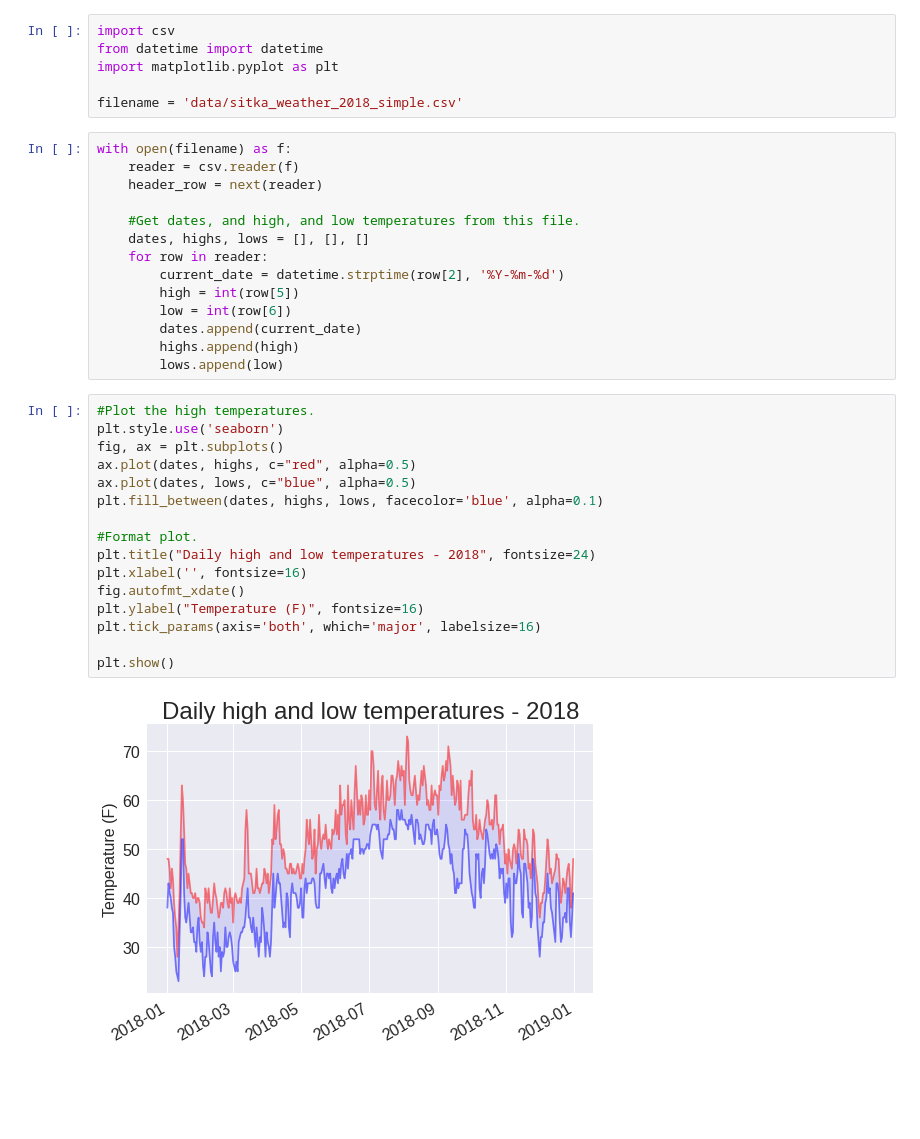
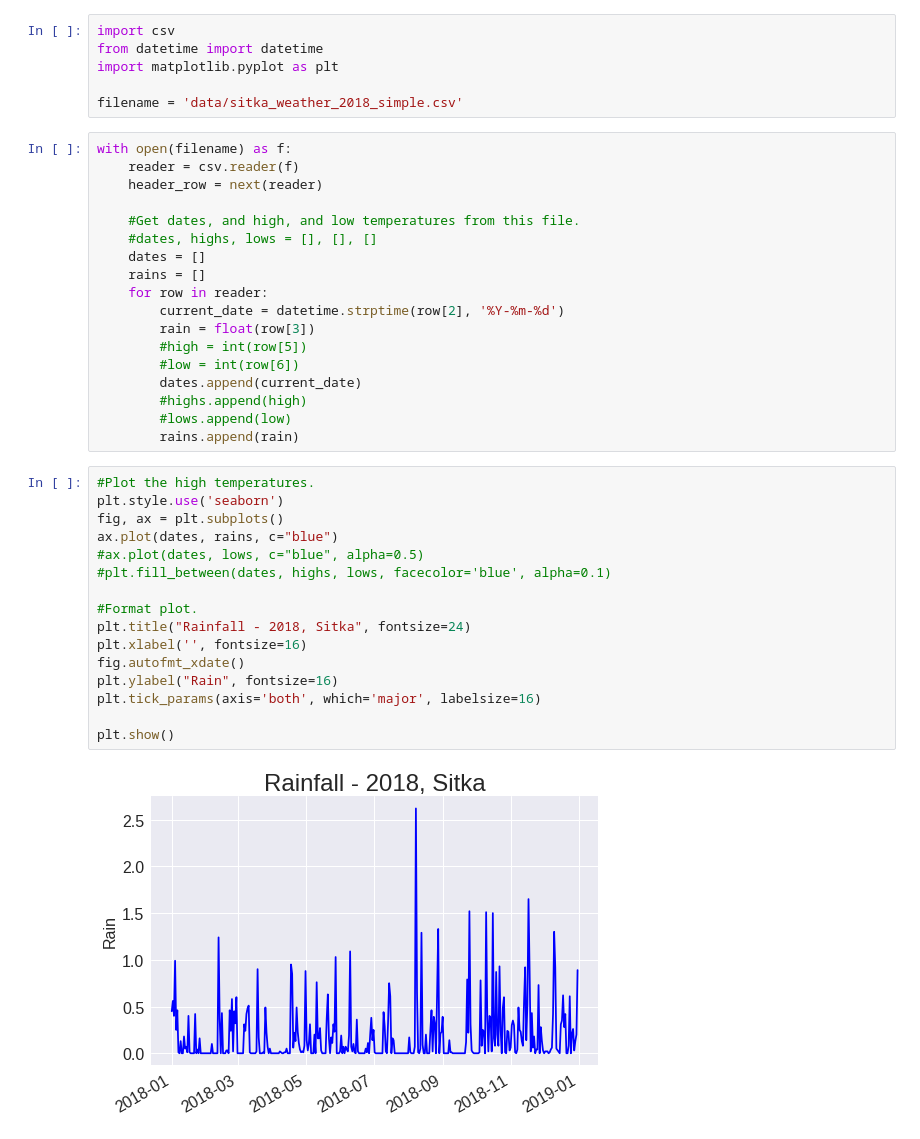
Before and after one commit to Cere-0/WeatherData, a Jupyter notebook: sika_highs.ipynb, the cells around one changed output. Cells and saved outputs as stored; diff of their text form; blank space fills up the shorter version.

```diff
--- a/sika_highs.ipynb
+++ b/sika_highs.ipynb
@@ -10,29 +10,33 @@ with open(filename) as f:
     header_row = next(reader)
 
     #Get dates, and high, and low temperatures from this file.
-    dates, highs, lows = [], [], []
+    #dates, highs, lows = [], [], []
+    dates = []
+    rains = []
     for row in reader:
         current_date = datetime.strptime(row[2], '%Y-%m-%d')
-        high = int(row[5])
-        low = int(row[6])
+        rain = float(row[3])
+        #high = int(row[5])
+        #low = int(row[6])
         dates.append(current_date)
-        highs.append(high)
-        lows.append(low)
+        #highs.append(high)
+        #lows.append(low)
+        rains.append(rain)
 # %%
 #Plot the high temperatures.
 plt.style.use('seaborn')
 fig, ax = plt.subplots()
-ax.plot(dates, highs, c="red", alpha=0.5)
-ax.plot(dates, lows, c="blue", alpha=0.5)
-plt.fill_between(dates, highs, lows, facecolor='blue', alpha=0.1)
+ax.plot(dates, rains, c="blue")
+#ax.plot(dates, lows, c="blue", alpha=0.5)
+#plt.fill_between(dates, highs, lows, facecolor='blue', alpha=0.1)
 
 #Format plot.
-plt.title("Daily high and low temperatures - 2018", fontsize=24)
+plt.title("Rainfall - 2018, Sitka", fontsize=24)
 plt.xlabel('', fontsize=16)
 fig.autofmt_xdate()
-plt.ylabel("Temperature (F)", fontsize=16)
+plt.ylabel("Rain", fontsize=16)
 plt.tick_params(axis='both', which='major', labelsize=16)
 
 plt.show()
 # %% [output]
-[figure, old version]
+[figure, new version]
```
Also changed, not shown: 1 other file.
